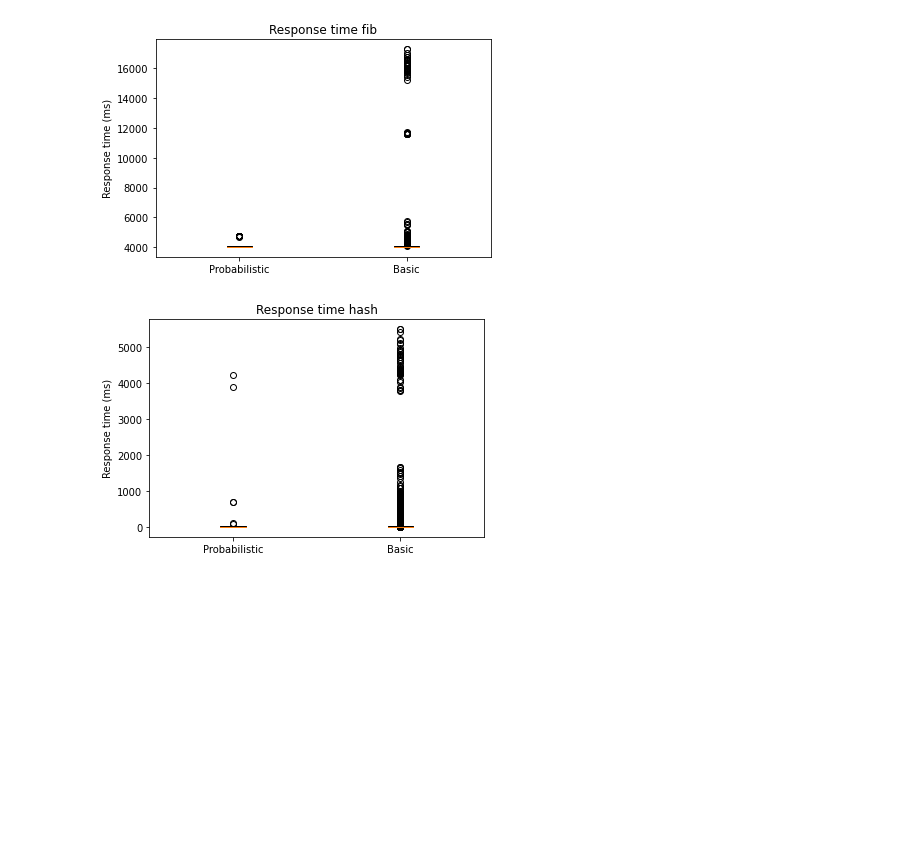
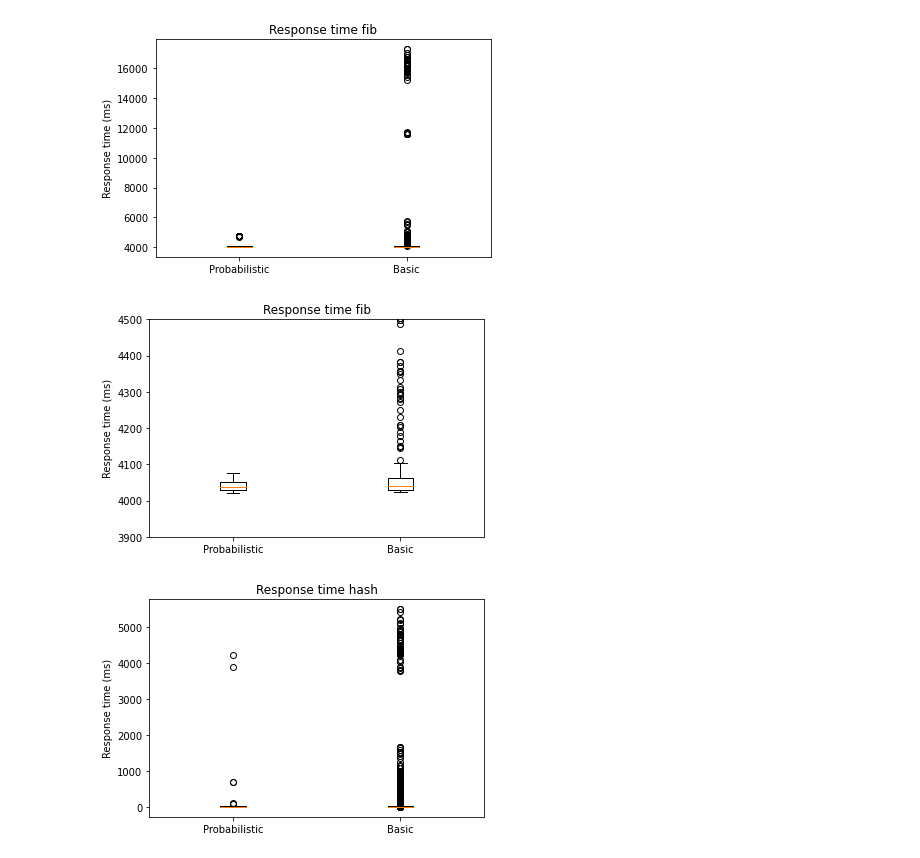
Before and after one commit to ferra-rally/serverledge-analysis, a Jupyter notebook: analysis_latency.ipynb, the cells around one changed output. Drawn from its saved outputs; the diff is of its cells as text; code cells hidden in the pictures; blank space fills up the shorter version.

```diff
--- a/analysis_latency.ipynb
+++ b/analysis_latency.ipynb
@@ -72,6 +72,19 @@ ax.set_title(f'Response time {fun_name_1}')
 plt.show()
 # %% [output]
 [figure]
+# %%
+limit = 4500
+floor = 3900
+
+fig, ax = plt.subplots()
+ax.boxplot([filtered_prob_t1['elapsed'], filtered_basic_t1['elapsed']])
+ax.set_xticklabels(['Probabilistic', 'Basic'])
+ax.set_ylabel('Response time (ms)')
+ax.set_title(f'Response time {fun_name_1}')
+ax.set_ylim(floor, limit)
+plt.show()
+# %% [output]
+[figure, added]
 # %%
 fig, ax = plt.subplots()
 ax.boxplot([filtered_prob_t2['elapsed'], filtered_basic_t2['elapsed']])
```
Also changed, not shown: parts of 1 cell of this notebook, 1 other file.
